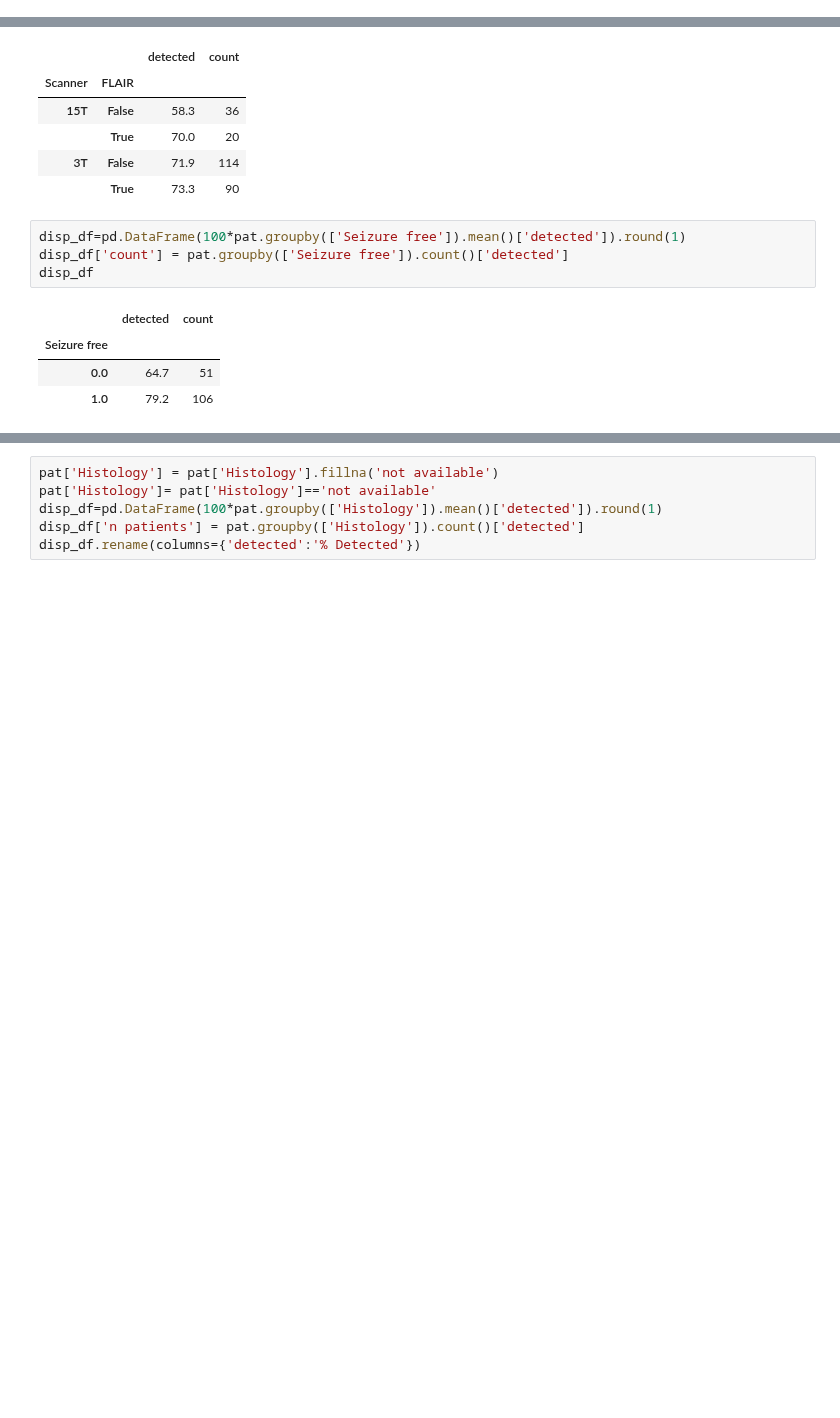
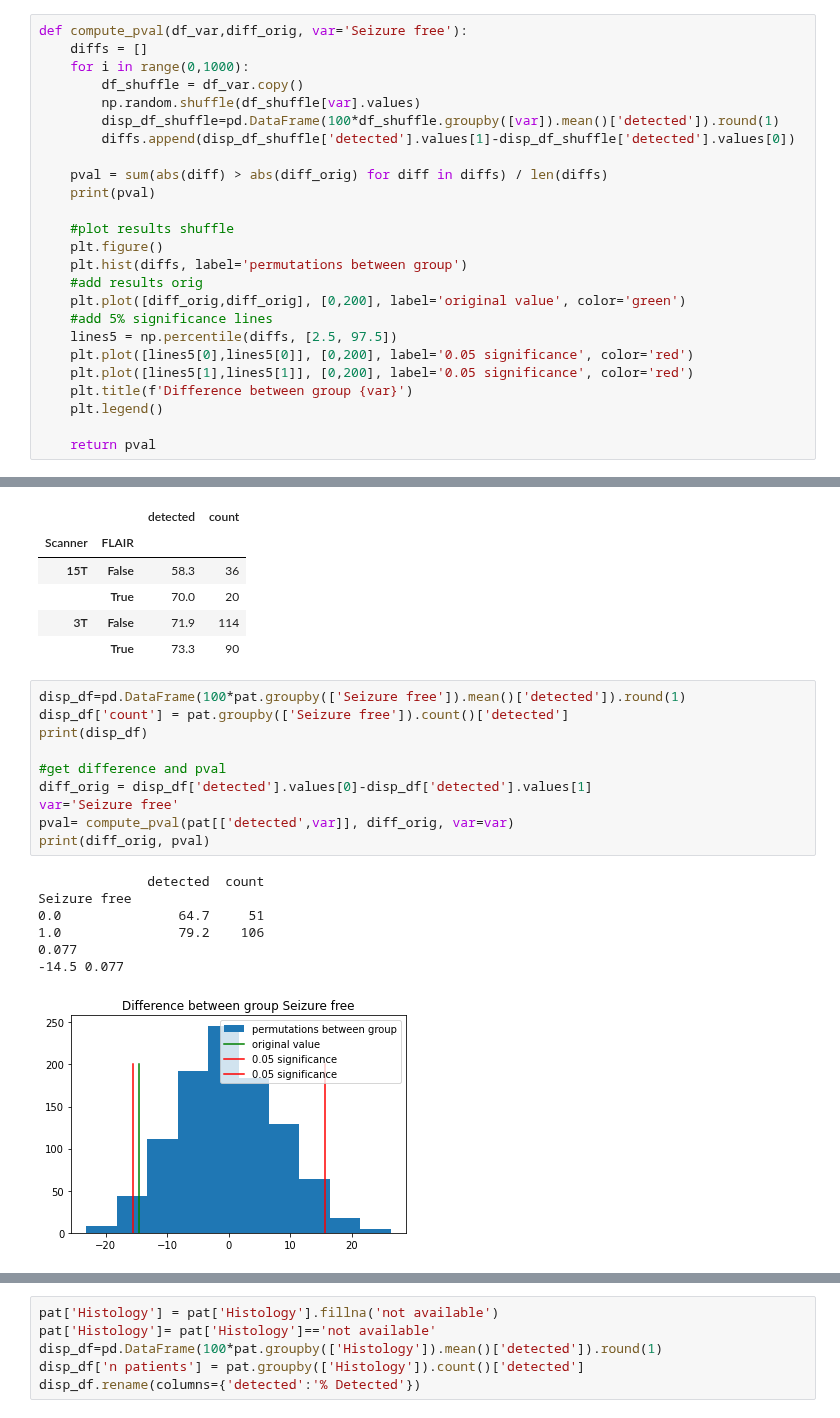
Before and after one commit to MELDProject/meld_graph, a Jupyter notebook: notebooks/compare_results_MLP.ipynb, the cells around one changed output, grey strips where cells are left out. Drawn from its saved outputs; the diff is of its cells as text; blank space fills up the shorter version.

```diff
--- a/notebooks/compare_results_MLP.ipynb
+++ b/notebooks/compare_results_MLP.ipynb
@@ -497,6 +476,31 @@ df_model.head()
 | 4 | MELD_H2_15T_FCD_0008 | True | True | 0 | 1 | 103 | 52023 | 867 | ... |
 # %%
 pat = df_model[df_model['group']==True]
+# %%
+def compute_pval(df_var,diff_orig, var='Seizure free'):
+    diffs = []
+    for i in range(0,1000):
+        df_shuffle = df_var.copy()
+        np.random.shuffle(df_shuffle[var].values)
+        disp_df_shuffle=pd.DataFrame(100*df_shuffle.groupby([var]).mean()['detected']).round(1)
+        diffs.append(disp_df_shuffle['detected'].values[1]-disp_df_shuffle['detected'].values[0])
+
+    pval = sum(abs(diff) > abs(diff_orig) for diff in diffs) / len(diffs)
+    print(pval)
+
+    #plot results shuffle
+    plt.figure()
+    plt.hist(diffs, label='permutations between group')
+    #add results orig
+    plt.plot([diff_orig,diff_orig], [0,200], label='original value', color='green')
+    #add 5% significance lines
+    lines5 = np.percentile(diffs, [2.5, 97.5])
+    plt.plot([lines5[0],lines5[0]], [0,200], label='0.05 significance', color='red')
+    plt.plot([lines5[1],lines5[1]], [0,200], label='0.05 significance', color='red')
+    plt.title(f'Difference between group {var}')
+    plt.legend()
+
+    return pval
 # %%
 disp_df=pd.DataFrame(100*pat.groupby('Scanner').mean()['detected']).round(1)
 disp_df['count'] = pat.groupby('Scanner').count()['detected']
@@ -520,12 +524,21 @@ disp_df
 # %%
 disp_df=pd.DataFrame(100*pat.groupby(['Seizure free']).mean()['detected']).round(1)
 disp_df['count'] = pat.groupby(['Seizure free']).count()['detected']
-disp_df
+print(disp_df)
+
+#get difference and pval
+diff_orig = disp_df['detected'].values[0]-disp_df['detected'].values[1]
+var='Seizure free'
+pval= compute_pval(pat[['detected',var]], diff_orig, var=var)
+print(diff_orig, pval)
 # %% [output]
-|  | detected | count |
-| Seizure free |  |  |
-| 0.0 | 64.7 | 51 |
-| 1.0 | 79.2 | 106 |
+              detected  count
+Seizure free
+0.0               64.7     51
+1.0               79.2    106
+0.077
+-14.5 0.077
+[figure, added]
 # %%
 disp_df=pd.DataFrame(100*pat.groupby(['Sex']).mean()['detected']).round(1)
 disp_df['count'] = pat.groupby(['Sex']).count()['detected']
```
Also changed, not shown: parts of 23 cells of this notebook.
